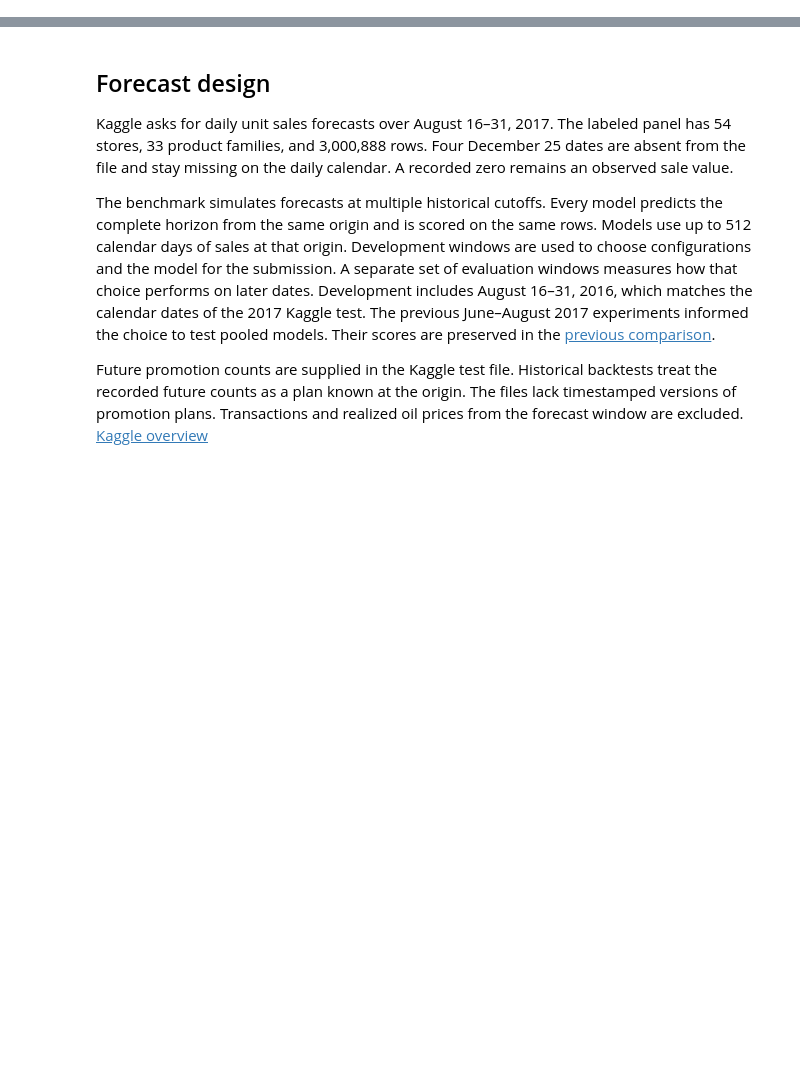
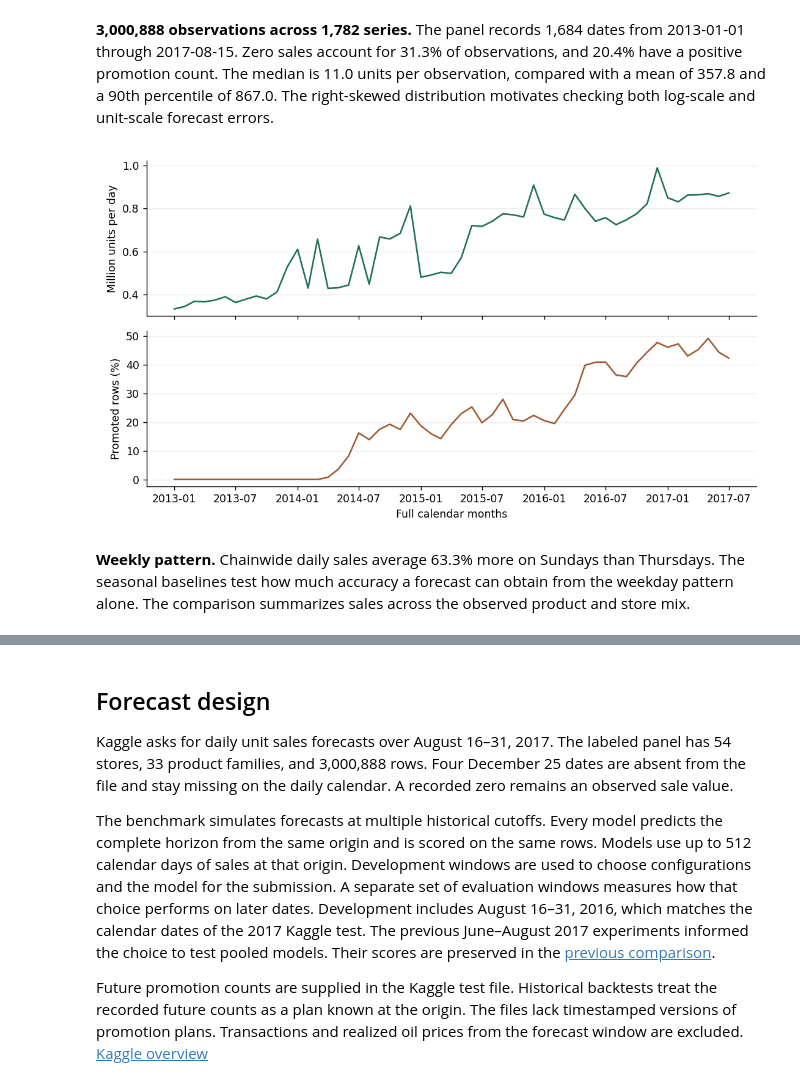
Before and after one commit to Simon-Yu-3/StoreSalesForecasting, a Jupyter notebook: project.ipynb, the cells around one changed output, grey strips where cells are left out. Drawn from its saved outputs; the diff is of its cells as text; code cells hidden in the pictures; blank space fills up the shorter version.

Commit message:
Expand the data analysis and test calendar features

```diff
--- a/project.ipynb
+++ b/project.ipynb
@@ -126,0 +185,73 @@ Matplotlib is building the font cache; this may take a moment.
+# %%
+if fixture:
+    display(Markdown("The descriptive profile uses the official labeled panel."))
+else:
+    profile_dir = Path("files/data-profile")
+    profile_manifest = json.loads(
+        (profile_dir / "manifest.json").read_text(encoding="utf-8")
+    )
+    if profile_manifest["data"] != manifest["data"]:
+        raise ValueError("The descriptive profile must use the benchmark dataset.")
+
+    stats = profile_manifest["summary"]
+    display(
+        Markdown(
+            f"**{stats['observations']:,} observations across {stats['series']:,} series.** "
+            f"The panel records {stats['recorded_dates']:,} dates from {stats['first_date']} "
+            f"through {stats['last_date']}. Zero sales account for "
+            f"{stats['zero_sales_share']:.1%} of observations, and "
+            f"{stats['promoted_share']:.1%} have a positive promotion count. "
+            f"The median is {stats['median_sales']:,.1f} units per observation, compared "
+            f"with a mean of {stats['mean_sales']:,.1f} and a 90th percentile of "
+            f"{stats['p90_sales']:,.1f}. The right-skewed distribution motivates "
+            "checking both log-scale and unit-scale forecast errors."
+        )
+    )
+
+    monthly = read_artifact(profile_dir, profile_manifest, "monthly.csv")
+    full_months = monthly.loc[monthly["complete_month"].eq(1)].copy()
+    month_dates = pd.to_datetime(full_months["month"], format="%Y-%m")
+    _, axes = plt.subplots(2, 1, sharex=True, figsize=(8.8, 5.0))
+    axes[0].plot(month_dates, full_months["mean_daily_sales"] / 1e6, color="#1e7059")
+    axes[0].set_ylabel("Million units per day")
+    axes[1].plot(month_dates, 100 * full_months["promoted_share"], color="#a15b30")
+    axes[1].set(xlabel="Full calendar months", ylabel="Promoted rows (%)")
+    for ax in axes:
+        ax.spines[["top", "right"]].set_visible(False)
+        ax.grid(axis="y", alpha=0.22)
+    show_chart(axes[0], "Monthly average daily units and share of rows on promotion.")
+
+    weekdays = read_artifact(profile_dir, profile_manifest, "weekday.csv").set_index(
+        "weekday"
+    )
+    weekdays = weekdays.reindex(
+        ["Monday", "Tuesday", "Wednesday", "Thursday", "Friday", "Saturday", "Sunday"]
+    )
+    weekday_sales = weekdays["mean_daily_sales"]
+    strongest = weekday_sales.idxmax()
+    weakest = weekday_sales.idxmin()
+    difference = 100 * (weekday_sales.loc[strongest] / weekday_sales.loc[weakest] - 1)
+    display(
+        Markdown(
+            f"**Weekly pattern.** Chainwide daily sales average {difference:.1f}% more on "
+            f"{strongest}s than {weakest}s. The seasonal baselines test how much accuracy "
+            "a forecast can obtain from the weekday pattern alone. The comparison "
+            "summarizes sales across the observed product and store mix."
+        )
+    )
+    display(
+        pd.DataFrame(
+            {
+                "Recorded days": weekdays["days"],
+                "Average units per day": weekday_sales.round(0),
+                "Rows with zero sales (%)": (100 * weekdays["zero_sales_share"]).round(
+                    1
+                ),
+                "Promoted rows (%)": (100 * weekdays["promoted_share"]).round(1),
+            }
+        ).rename_axis("Weekday")
+    )
+# %% [output]
+**3,000,888 observations across 1,782 series.** The panel records 1,684 dates from 2013-01-01 through 2017-08-15. Zero sales account for 31.3% of observations, and 20.4% have a positive promotion count. The median is 11.0 units per observation, compared with a mean of 357.8 and a 90th percentile of 867.0. The right-skewed distribution motivates checking both log-scale and unit-scale forecast errors.
+[figure, added]
+**Weekly pattern.** Chainwide daily sales average 63.3% more on Sundays than Thursdays. The seasonal baselines test how much accuracy a forecast can obtain from the weekday pattern alone. The comparison summarizes sales across the observed product and store mix.
```
Also changed, not shown: parts of 13 cells of this notebook, 14 other files.
